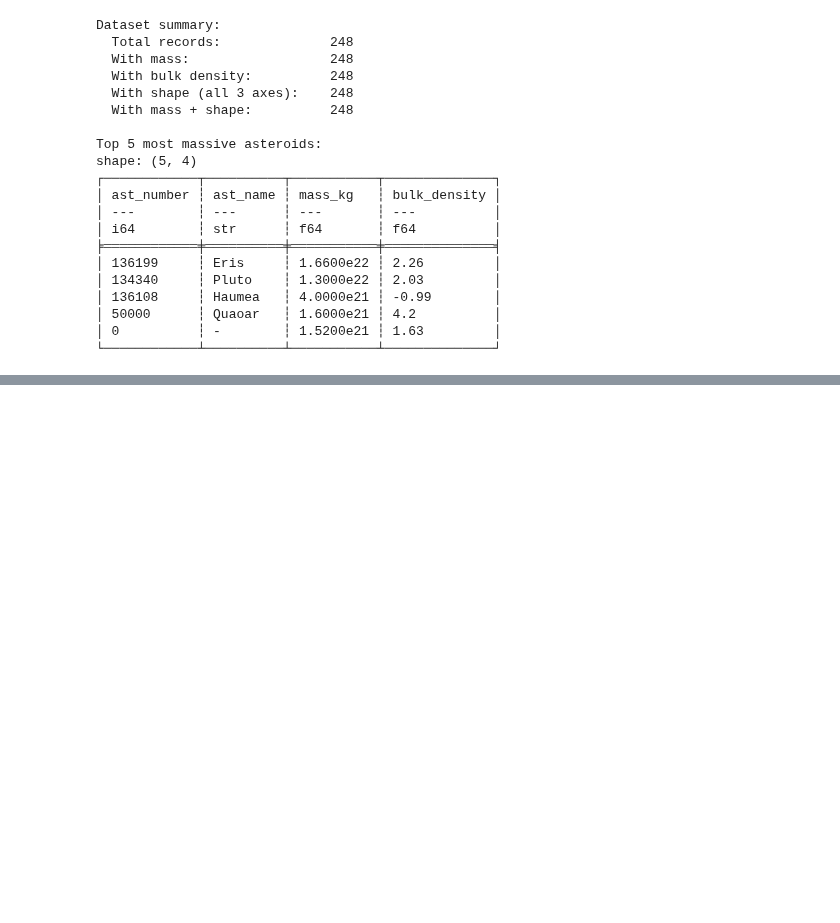
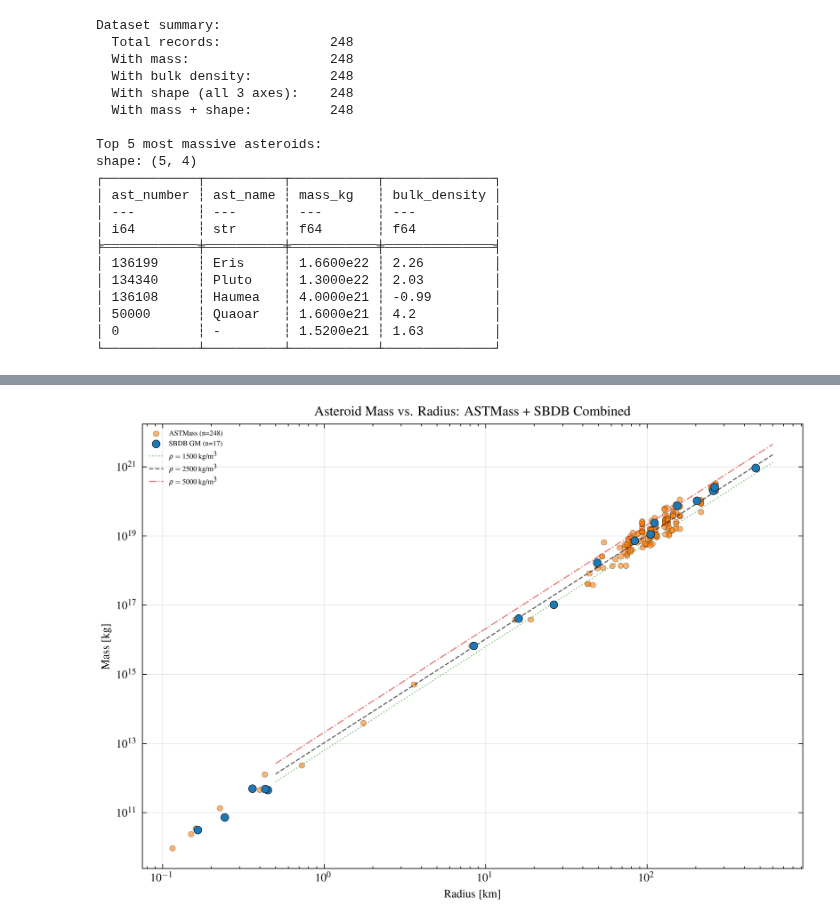
Before and after one commit to duncaneddy/astrojax, a Jupyter notebook: notebooks/asteroid_mass_distributions.ipynb, the cells around one changed output, grey strips where cells are left out. Saved outputs shown, nothing was run; the diff lists cells and outputs as text; code cells hidden in the pictures; blank space fills up the shorter version.

```diff
--- a/notebooks/asteroid_mass_distributions.ipynb
+++ b/notebooks/asteroid_mass_distributions.ipynb
@@ -283,0 +500,47 @@ shape: (5, 4)
+# %%
+fig, ax = plt.subplots(figsize=(7, 5))
+
+# ASTMass points (use data from earlier cells)
+ax.scatter(
+    R_both,
+    mass_both,
+    s=15,
+    c="tab:orange",
+    alpha=0.6,
+    edgecolors="k",
+    linewidths=0.2,
+    label=f"ASTMass (n={len(R_both)})",
+    zorder=2,
+)
+
+# SBDB points (GM-derived)
+ax.scatter(
+    sbdb_radius,
+    sbdb_mass,
+    s=30,
+    c="tab:blue",
+    edgecolors="k",
+    linewidths=0.3,
+    label=f"SBDB GM (n={len(sbdb_mass)})",
+    zorder=3,
+)
+
+# Reference lines for different densities
+for rho_val, ls, clr in [(1500.0, ":", "tab:green"), (2500.0, "--", "k"), (5000.0, "-.", "tab:red")]:
+    R_ref = np.logspace(np.log10(0.5), np.log10(600), 100)
+    R_ref_m = R_ref * 1e3
+    M_ref = (4.0 / 3.0) * np.pi * rho_val * R_ref_m**3
+    ax.plot(R_ref, M_ref, linestyle=ls, color=clr, linewidth=0.8, alpha=0.6,
+            label=rf"$\rho = {rho_val:.0f}$ kg/m$^3$")
+
+ax.set_xscale("log")
+ax.set_yscale("log")
+ax.set_xlabel("Radius [km]")
+ax.set_ylabel("Mass [kg]")
+ax.set_title("Asteroid Mass vs. Radius: ASTMass + SBDB Combined")
+ax.legend(fontsize=5, loc="upper left")
+ax.grid(True, alpha=0.3)
+fig.tight_layout()
+plt.show()
+# %% [output]
+[figure, added]
```
Also changed, not shown: parts of 17 cells of this notebook, 16 other files.
